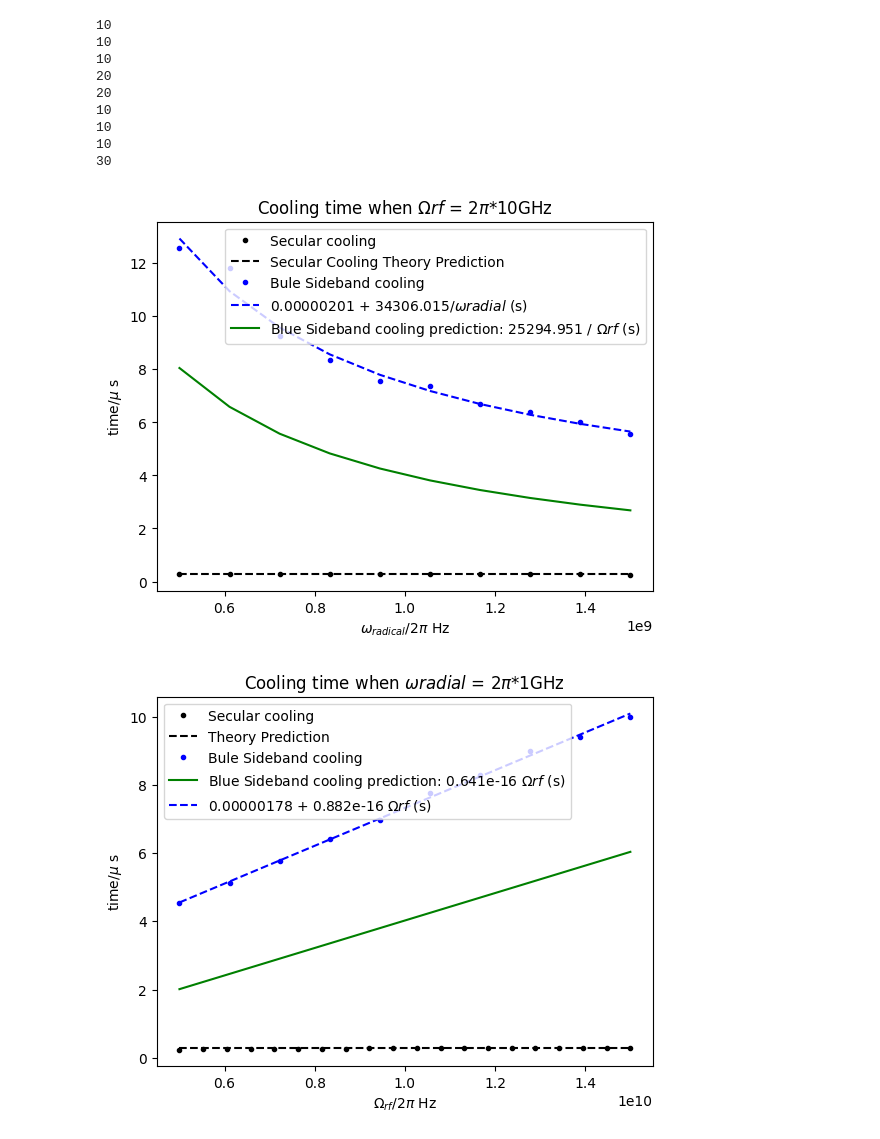
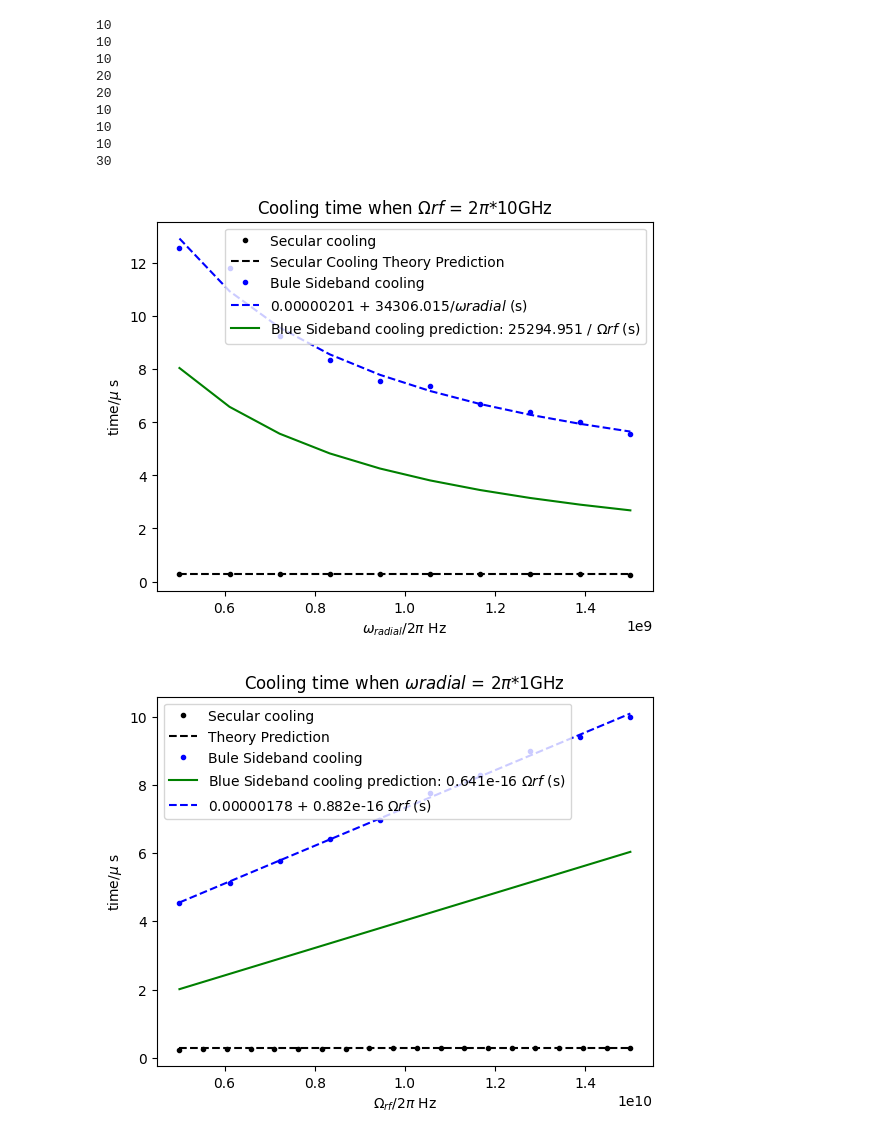
Before and after one commit to yuqian15/electron_micromotion_cooling, a Jupyter notebook: Result.ipynb, the cells around one changed output. Saved outputs shown, nothing was run; the diff lists cells and outputs as text; code cells hidden in the pictures.

```diff
--- a/Result.ipynb
+++ b/Result.ipynb
@@ -359,35 +359,35 @@ q = 1.6e-19 # 1.6e-19 C
 TotalTime = 5e-6
 Rp = 5e6
 Q = 2000
 
 wrf = 2 * np.pi * 10e9
 
 xdata = Blue_20_keep_wrf_wrf
 ydata = Blue_20_keep_wrf_time
 
 def model(x, a0, a1):
     return a0 + a1 / x
 
 par0 = np.array([0,1]) # initial guess for parameters
 
 par, cov = fitter.curve_fit(model, xdata, ydata, par0)
 # https://docs.scipy.org/doc/scipy/reference/generated/scipy.optimize.curve_fit.html
 # it uses least square
 
 Prediction_Blue = np.sqrt(2) *  m * deff ** 2/ q / q/ Rp * wrf / Blue_20_keep_wrf_wrf
 
 plt.plot(Secular_20_keep_wrf_wrf / (2 * np.pi), Secular_20_keep_wrf_time * 1e6, 'k.', label = 'Secular cooling')
 plt.plot(Secular_20_keep_wrf_wrf/ (2 * np.pi), m * deff ** 2/ q ** 2/ Rp * np.ones(len(Secular_20_keep_wrf_wrf)) * 1e6, 'k--', label = 'Secular Cooling Theory Prediction')
 plt.plot(Blue_20_keep_wrf_wrf / (2 * np.pi), Blue_20_keep_wrf_time* 1e6, 'b.', label = 'Bule Sideband cooling')
 plt.plot(Blue_20_keep_wrf_wrf / (2 * np.pi), model(Blue_20_keep_wrf_wrf, *par) * 1e6, 'b--', label = '{:.8f} + {:.3f}/$\omega radial$ (s)'.format(par[0], par[1]))
 plt.plot(Blue_20_keep_wrf_wrf / (2 * np.pi), Prediction_Blue * 1e6, 'g-', label = 'Blue Sideband cooling prediction: {:.3f} / $\Omega rf$ (s)'.format(np.sqrt(2) *  m * deff ** 2/ q ** 2/ Rp * wrf))
 plt.legend()
 plt.ylabel('time/$\mu$ s')
-plt.xlabel('$\omega_{radical}$/$2\pi$ Hz')
+plt.xlabel('$\omega_{radial}$/$2\pi$ Hz')
 plt.title('Cooling time when $\Omega rf$ = 2$\pi$*{}GHz'.format(10))
 plt.show()
 # %% [output]
-[figure, old version]
+[figure, new version]
 # %%
 import matplotlib.pylab as plt
 deff = 200e-6 # 200 micron
```
Also changed, not shown: parts of 6 cells of this notebook, 34 other files.
